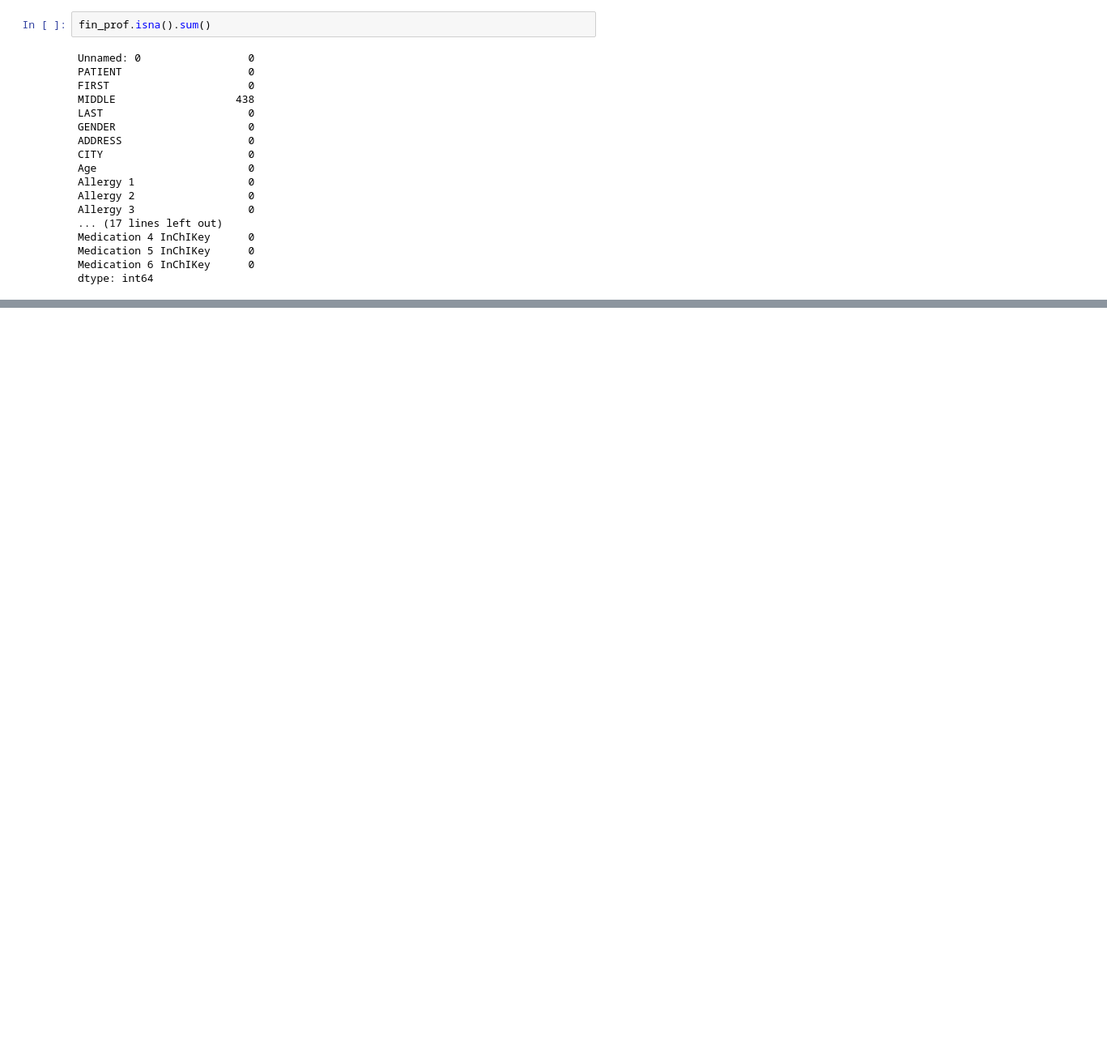
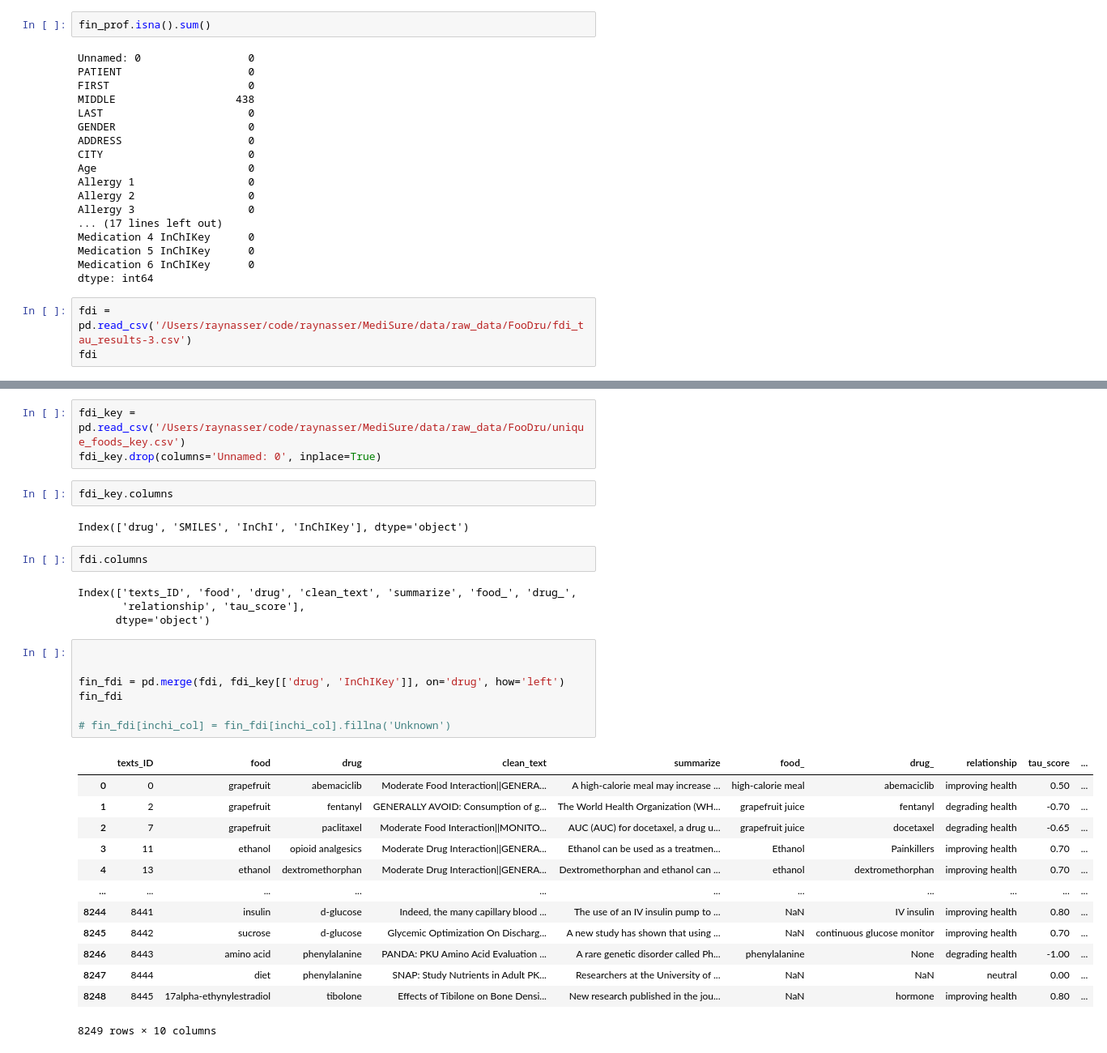
Before and after one commit to raynasser/MediSure, a Jupyter notebook: notebooks/ra | fin.ipynb, the cells around one changed output, grey strips where cells are left out. Shown at 81% size. Drawn from its saved outputs; the diff is of its cells as text; blank space fills up the shorter version.

```diff
--- a/notebooks/ra | fin.ipynb
+++ b/notebooks/ra | fin.ipynb
@@ -280,3 +280,6 @@ Medication 4 InChIKey      0
 Medication 5 InChIKey      0
 Medication 6 InChIKey      0
 dtype: int64
+# %%
+fdi = pd.read_csv('/Users/raynasser/code/raynasser/MediSure/data/raw_data/FooDru/fdi_tau_results-3.csv')
+fdi
@@ -282,0 +300,34 @@ dtype: int64
+# %%
+fdi_key = pd.read_csv('/Users/raynasser/code/raynasser/MediSure/data/raw_data/FooDru/unique_foods_key.csv')
+fdi_key.drop(columns='Unnamed: 0', inplace=True)
+# %%
+fdi_key.columns
+# %% [output]
+Index(['drug', 'SMILES', 'InChI', 'InChIKey'], dtype='object')
+# %%
+fdi.columns
+# %% [output]
+Index(['texts_ID', 'food', 'drug', 'clean_text', 'summarize', 'food_', 'drug_',
+       'relationship', 'tau_score'],
+      dtype='object')
+# %%
+
+
+fin_fdi = pd.merge(fdi, fdi_key[['drug', 'InChIKey']], on='drug', how='left')
+fin_fdi
+
+# fin_fdi[inchi_col] = fin_fdi[inchi_col].fillna('Unknown')
+# %% [output]
+|  | texts_ID | food | drug | clean_text | summarize | food_ | drug_ | relationship | tau_score | ... |
+| 0 | 0 | grapefruit | abemaciclib | Moderate Food Interaction||GENERA... | A high-calorie meal may increase ... | high-calorie meal | abemaciclib | improving health | 0.50 | ... |
+| 1 | 2 | grapefruit | fentanyl | GENERALLY AVOID: Consumption of g... | The World Health Organization (WH... | grapefruit juice | fentanyl | degrading health | -0.70 | ... |
+| 2 | 7 | grapefruit | paclitaxel | Moderate Food Interaction||MONITO... | AUC (AUC) for docetaxel, a drug u... | grapefruit juice | docetaxel | degrading health | -0.65 | ... |
+| 3 | 11 | ethanol | opioid analgesics | Moderate Drug Interaction||GENERA... | Ethanol can be used as a treatmen... | Ethanol | Painkillers | improving health | 0.70 | ... |
+| 4 | 13 | ethanol | dextromethorphan | Moderate Drug Interaction||GENERA... | Dextromethorphan and ethanol can ... | ethanol | dextromethorphan | improving health | 0.70 | ... |
+| ... | ... | ... | ... | ... | ... | ... | ... | ... | ... | ... |
+| 8244 | 8441 | insulin | d-glucose | Indeed, the many capillary blood ... | The use of an IV insulin pump to ... | NaN | IV insulin | improving health | 0.80 | ... |
+| 8245 | 8442 | sucrose | d-glucose | Glycemic Optimization On Discharg... | A new study has shown that using ... | NaN | continuous glucose monitor | improving health | 0.70 | ... |
+| 8246 | 8443 | amino acid | phenylalanine | PANDA: PKU Amino Acid Evaluation ... | A rare genetic disorder called Ph... | phenylalanine | None | degrading health | -1.00 | ... |
+| 8247 | 8444 | diet | phenylalanine | SNAP: Study Nutrients in Adult PK... | Researchers at the University of ... | NaN | NaN | neutral | 0.00 | ... |
+| 8248 | 8445 | 17alpha-ethynylestradiol | tibolone | Effects of Tibilone on Bone Densi... | New research published in the jou... | NaN | hormone | improving health | 0.80 | ... |
+8249 rows × 10 columns
```
Also changed, not shown: parts of 6 cells of this notebook, 1 other file.
